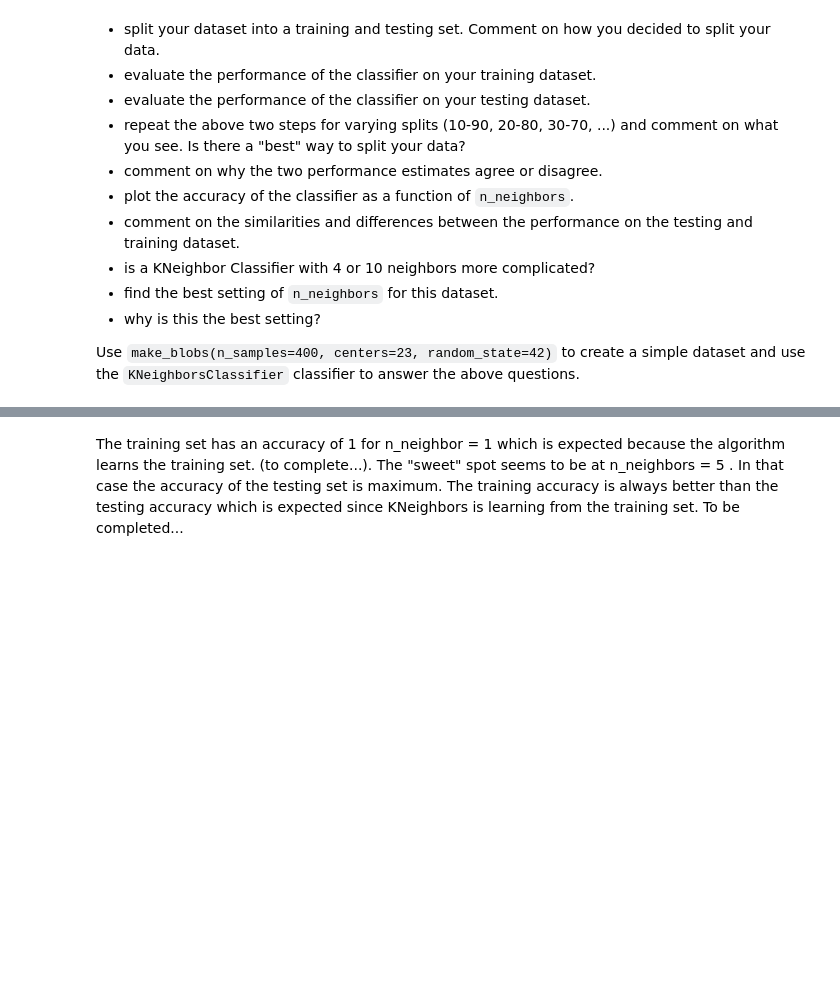
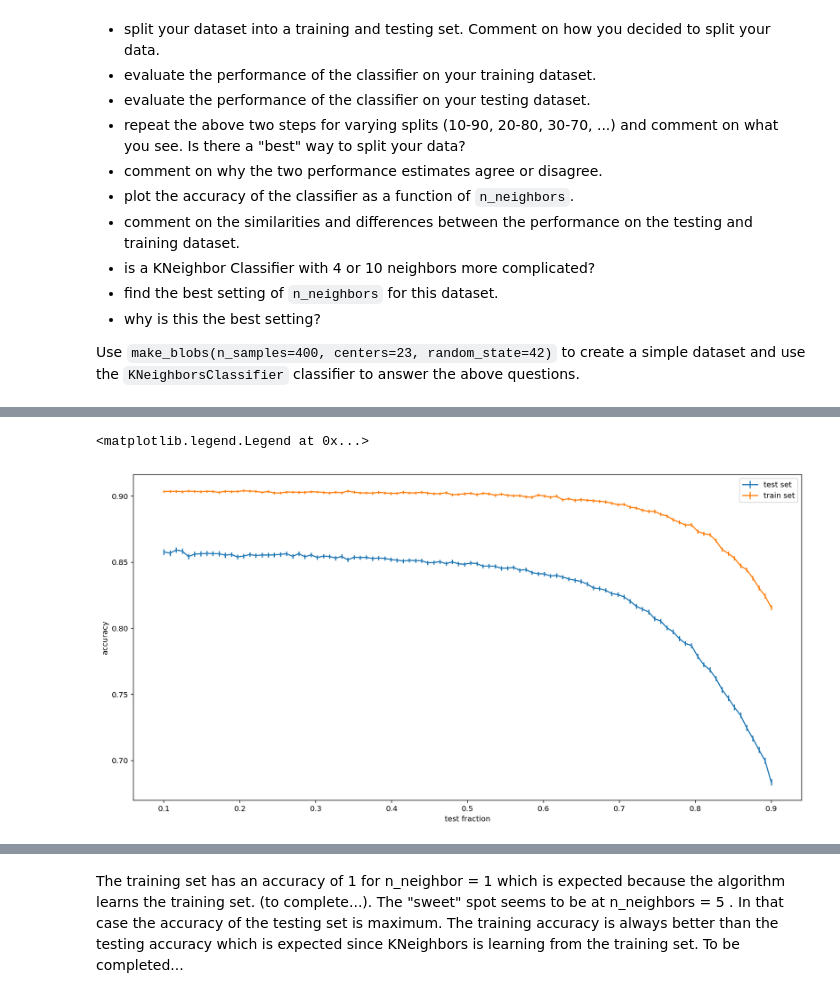
Before and after one commit to calispac/advanced-computing-2018, a Jupyter notebook: material/lecture-01/exercise.ipynb, the cells around one changed output, grey strips where cells are left out. Drawn from its saved outputs; the diff is of its cells as text; code cells hidden in the pictures; blank space fills up the shorter version.

```diff
--- a/material/lecture-01/exercise.ipynb
+++ b/material/lecture-01/exercise.ipynb
@@ -111,3 +121,41 @@ def evaluate_accuracy(classifier, X, y):
     accuracy = accuracy_score(y, y_predict, normalize=True, sample_weight=None)
 
     return accuracy
+# %%
+from sklearn.model_selection import train_test_split
+
+n_trials = 1000
+test_sizes = np.linspace(10, 90, num=100) / 100
+scores = np.zeros((2,) + test_sizes.shape + (n_trials, ))
+
+for j in range(n_trials):
+
+    X, y = create_dataset(random_state=j)
+
+    for i, test_size in enumerate(test_sizes):
+
+
+        X_train, X_test, y_train, y_test = train_test_split(X,
+                                                            y,
+                                                            test_size=test_size,
+                                                            train_size=1-test_size,
+                                                            shuffle=True)
+
+        classifier = create_and_train(X_train, y_train)
+
+        scores[0, i, j] = evaluate_accuracy(classifier, X_test, y_test)
+        scores[1, i, j] = evaluate_accuracy(classifier, X_train, y_train)
+# %%
+val = scores.mean(axis=-1)
+err = scores.std(axis=-1) / np.sqrt(scores.shape[-1])
+
+fig = plt.figure(figsize=(16, 8))
+axes = fig.add_subplot(111)
+axes.errorbar(test_sizes, val[0], yerr=err[0], label='test set')
+axes.errorbar(test_sizes, val[1], yerr=err[1], label='train set')
+axes.set_xlabel('test fraction')
+axes.set_ylabel('accuracy')
+axes.legend(loc='best')
+# %% [output]
+<matplotlib.legend.Legend at 0x...>
+[figure, added]
```
Also changed, not shown: parts of 29 cells of this notebook, 1 other file.
